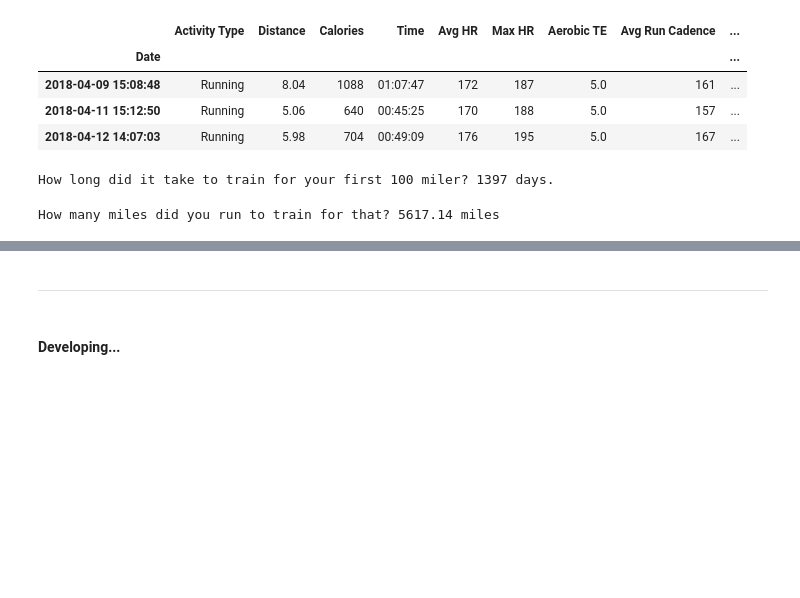
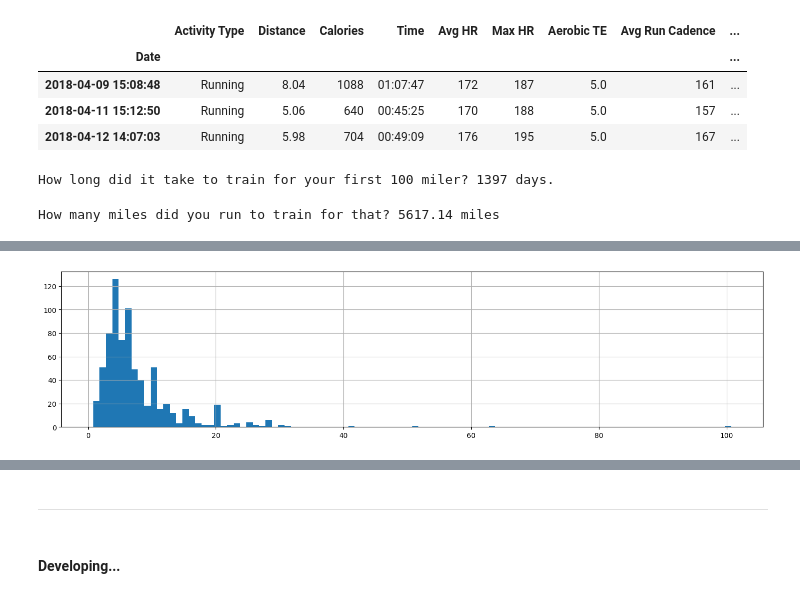
Before and after one commit to mikeygough/run100miles, a Jupyter notebook: main.ipynb, the cells around one changed output, grey strips where cells are left out. Saved outputs shown, nothing was run; the diff lists cells and outputs as text; code cells hidden in the pictures; blank space fills up the shorter version.

```diff
--- a/main.ipynb
+++ b/main.ipynb
@@ -92,0 +123,4 @@ How many miles did you run to train for that? 5617.14 miles
+# %%
+df['Distance'].hist(bins=100, figsize=(18,4));
+# %% [output]
+[figure, added]
```
Also changed, not shown: parts of 18 cells of this notebook, 9 other files.
